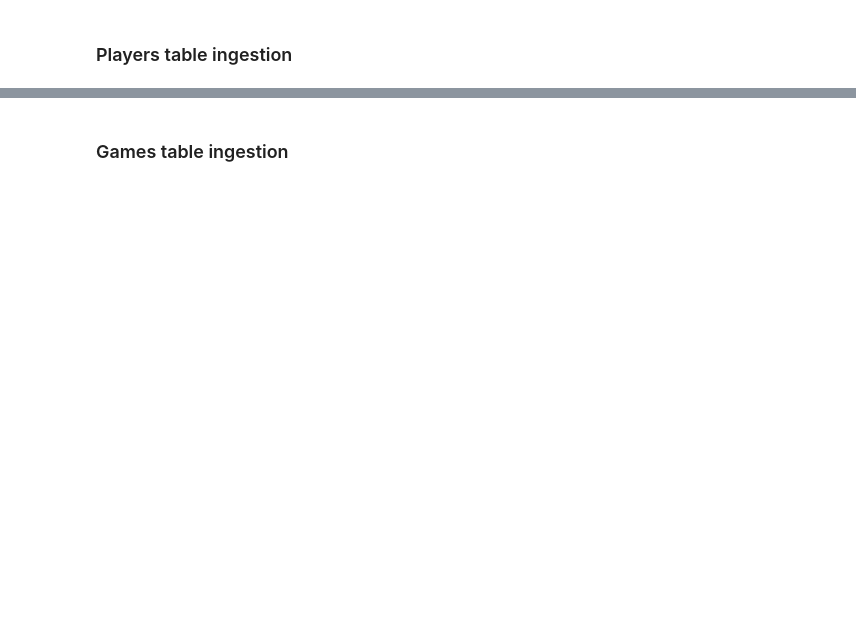
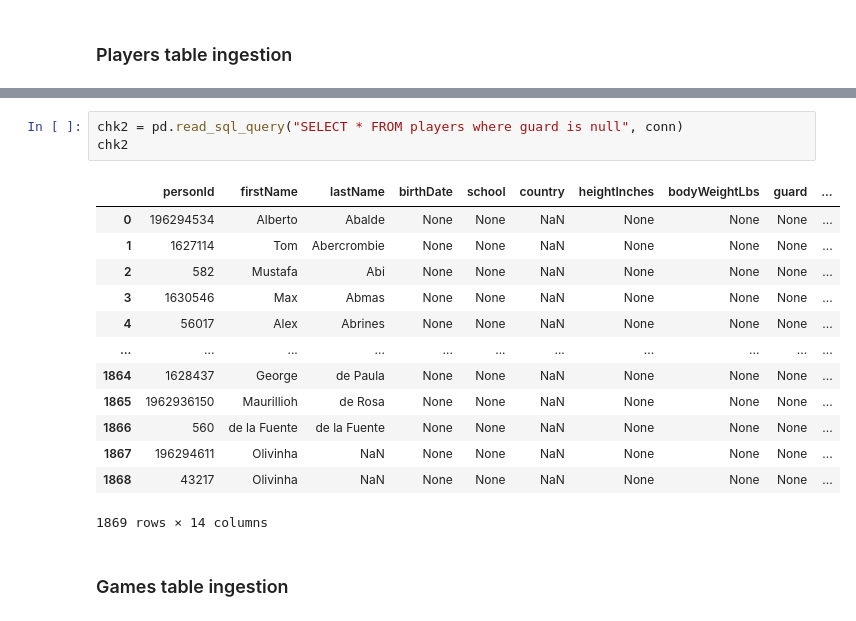
Before and after one commit to Mark-Rozenberg/Nba, a Jupyter notebook: Ingestion.ipynb, the cells around one changed output, grey strips where cells are left out. Saved outputs shown, nothing was run; the diff lists cells and outputs as text; blank space fills up the shorter version.

```diff
--- a/Ingestion.ipynb
+++ b/Ingestion.ipynb
@@ -57,3 +94,20 @@ conn.close()
+# %%
+chk2 = pd.read_sql_query("SELECT * FROM players where guard is null", conn)
+chk2
+# %% [output]
+|  | personId | firstName | lastName | birthDate | school | country | heightInches | bodyWeightLbs | guard | ... |
+| 0 | 196294534 | Alberto | Abalde | None | None | NaN | None | None | None | ... |
+| 1 | 1627114 | Tom | Abercrombie | None | None | NaN | None | None | None | ... |
+| 2 | 582 | Mustafa | Abi | None | None | NaN | None | None | None | ... |
+| 3 | 1630546 | Max | Abmas | None | None | NaN | None | None | None | ... |
+| 4 | 56017 | Alex | Abrines | None | None | NaN | None | None | None | ... |
+| ... | ... | ... | ... | ... | ... | ... | ... | ... | ... | ... |
+| 1864 | 1628437 | George | de Paula | None | None | NaN | None | None | None | ... |
+| 1865 | 1962936150 | Maurillioh | de Rosa | None | None | NaN | None | None | None | ... |
+| 1866 | 560 | de la Fuente | de la Fuente | None | None | NaN | None | None | None | ... |
+| 1867 | 196294611 | Olivinha | NaN | None | None | NaN | None | None | None | ... |
+| 1868 | 43217 | Olivinha | NaN | None | None | NaN | None | None | None | ... |
+1869 rows × 14 columns
 # %% [markdown]
 ### Games table ingestion
 # %%
```
Also changed, not shown: parts of 31 cells of this notebook, 2 other files.
